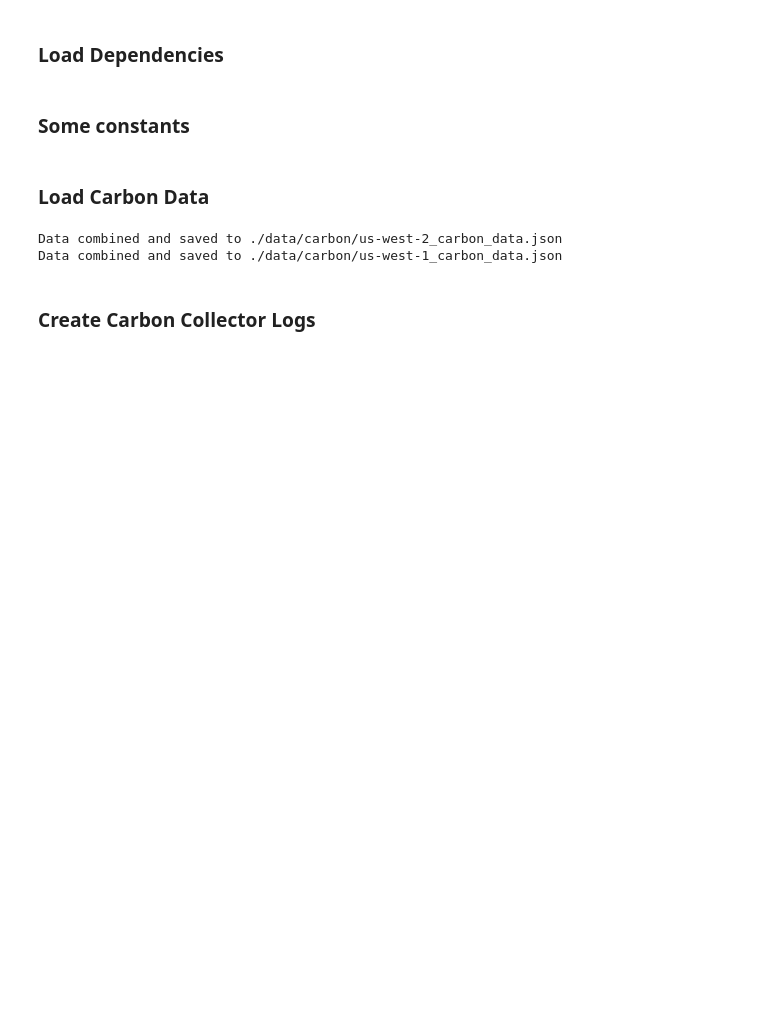
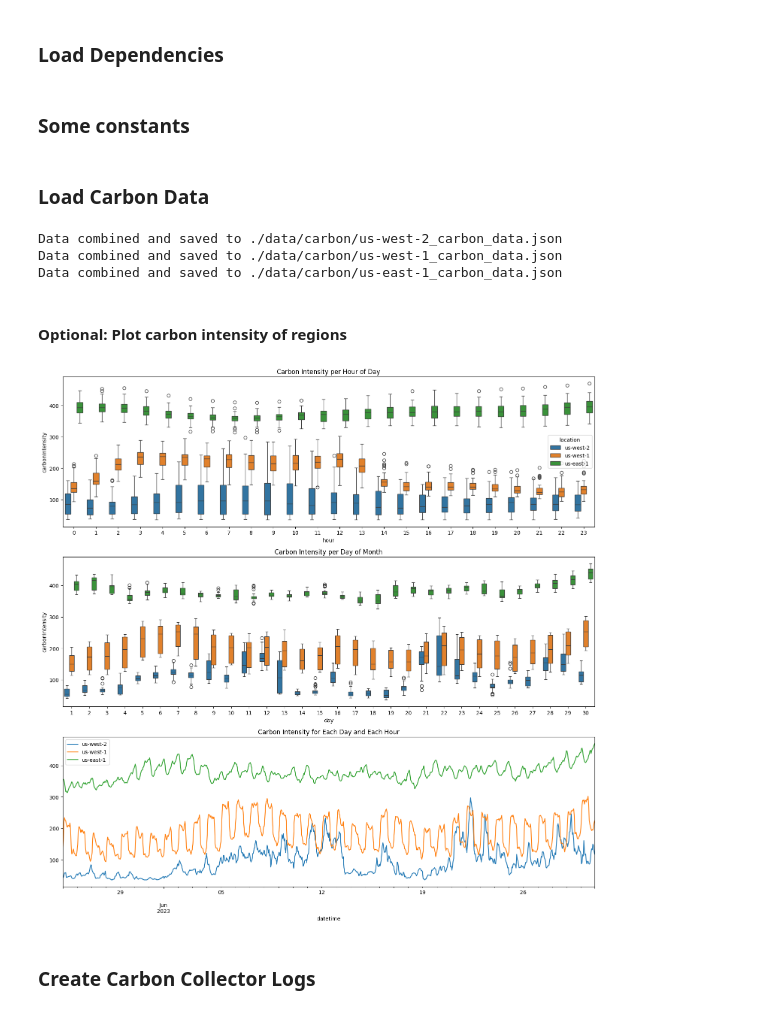
Before and after one commit to ubc-cirrus-lab/caribou, a Jupyter notebook: benchmarks/experiments/carbon_intensity_configs/experiment.ipynb, the cells around one changed output. Saved outputs shown, nothing was run; the diff lists cells and outputs as text; code cells hidden in the pictures; blank space fills up the shorter version.

```diff
--- a/benchmarks/experiments/carbon_intensity_configs/experiment.ipynb
+++ b/benchmarks/experiments/carbon_intensity_configs/experiment.ipynb
@@ -34,19 +36,22 @@ def query_api(start, end, lat, lon, token):
         return []
 
 def run():
+    actual_end_date = end_date + timedelta(days=1) # Add 1 day to the end date to make sure we include the end date
     for location, (latitude, longitude) in locations.items():
         current_start = start_date - timedelta(days=7) # Start 7 days before the start date
         combined_data = []
 
-        while current_start < end_date:
+        while current_start < actual_end_date:
             current_end = current_start + timedelta(days=10)
-            if current_end > end_date:
-                current_end = end_date
+            if current_end > actual_end_date:
+                current_end = actual_end_date
+            formatted_start = current_start.strftime("%Y-%m-%dT%H:%M:%SZ")
+            formatted_end = current_end.strftime("%Y-%m-%dT%H:%M:%SZ")
             data = query_api(
-                current_start, current_end, latitude, longitude, os.environ.get("ELECTRICITY_MAPS_AUTH_TOKEN")
+                formatted_start, formatted_end, latitude, longitude, os.environ.get("ELECTRICITY_MAPS_AUTH_TOKEN")
             )
             combined_data.extend(data)
-            current_start = current_end + timedelta(days=1)
+            current_start = current_end
 
         # Save the combined data to a file
         output_file = f"./data/carbon/{location}_carbon_data.json"
@@ -61,6 +66,61 @@ if __name__ == "__main__":
 # %% [output]
 Data combined and saved to ./data/carbon/us-west-2_carbon_data.json
 Data combined and saved to ./data/carbon/us-west-1_carbon_data.json
+Data combined and saved to ./data/carbon/us-east-1_carbon_data.json
+# %% [markdown]
+#### Optional: Plot carbon intensity of regions
+# %%
+import json
+import pandas as pd
+import matplotlib.pyplot as plt
+import seaborn as sns
+from datetime import datetime
+
+# Create one dataframe for all the data
+all_data = pd.DataFrame()
+
+for location in locations.keys():
+    with open(f"./data/carbon/{location}_carbon_data.json", "r") as f:
+        data = json.load(f)
+
+    df = pd.DataFrame(data)
+
+    df["location"] = location
+
+    df['datetime'] = pd.to_datetime(df['datetime'])
+    df['hour'] = df['datetime'].dt.hour
+    df['day'] = df['datetime'].dt.day
+    df['month'] = df['datetime'].dt.month
+
+    all_data = pd.concat([all_data, df])
+
+fig, axes = plt.subplots(3, 1, figsize=(15, 15))
+
+# Create a boxplot of carbon intensity per hour of day for each location
+sns.boxplot(x='hour', y='carbonIntensity', hue='location', data=all_data, ax=axes[0])
+axes[0].set_title('Carbon Intensity per Hour of Day')
+
+selected_all_data_for_month = all_data[(all_data['datetime'] >= start_date) & (all_data['datetime'] <= end_date + timedelta(days=1))]
+
+# Create a boxplot of carbon intensity per day of month for each location
+sns.boxplot(x='day', y='carbonIntensity', hue='location', data=selected_all_data_for_month, ax=axes[1])
+axes[1].set_title('Carbon Intensity per Day of Month')
+# remove the legend
+axes[1].get_legend().remove()
+
+# Create a line plot of carbon intensity for each day and each hour for each location
+for location in locations.keys():
+    all_data[all_data['location'] == location].set_index('datetime')['carbonIntensity'].plot(ax=axes[2], label=location)
+axes[2].set_title('Carbon Intensity for Each Day and Each Hour')
+axes[2].legend()
+
+plt.tight_layout()
+os.makedirs(".data/plots", exist_ok=True)
+included_regions_str = "_".join(locations.keys())
+result_file_name = f"./data/plots/carbon_intensity_regions_{start_date.strftime('%Y-%m-%d')}_{end_date.strftime('%Y-%m-%d')}_{included_regions_str}.png"
+plt.savefig(result_file_name)
+# %% [output]
+[figure, added]
 # %% [markdown]
 ### Create Carbon Collector Logs
 # %%
```
Also changed, not shown: parts of 12 cells of this notebook, 2 other files.
